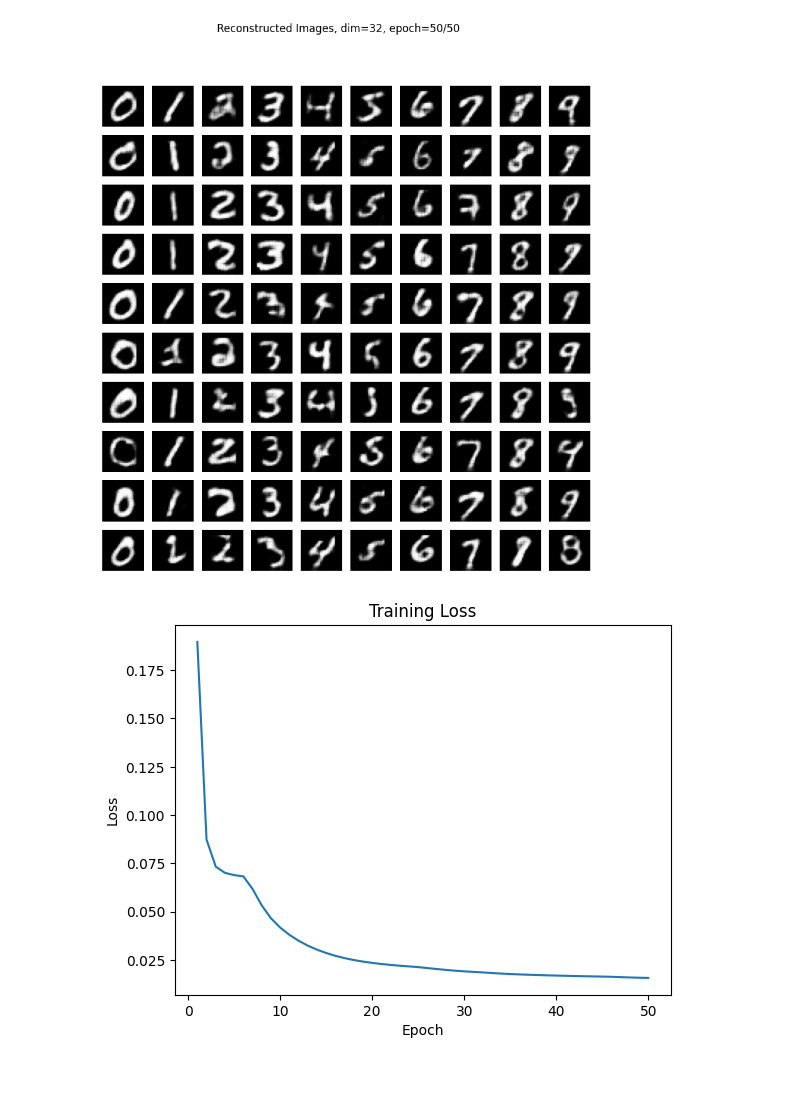
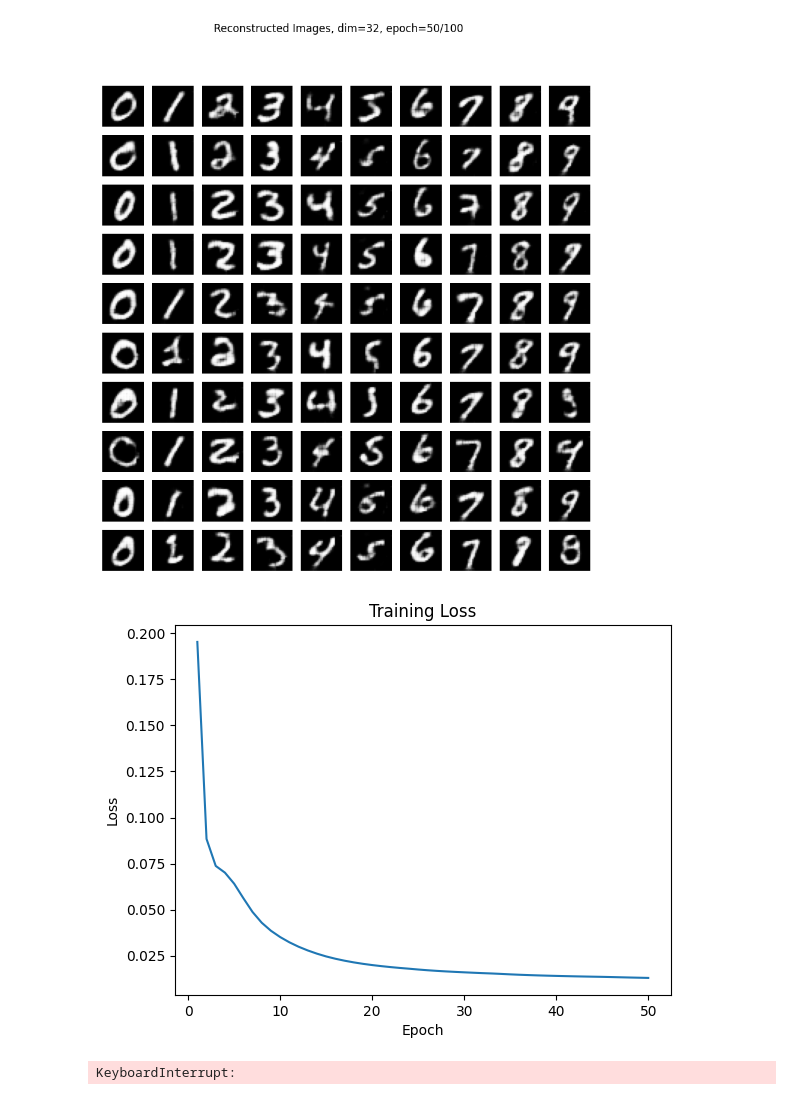
Before and after one commit to red1108/infoQGAN, a Jupyter notebook: mnist_autoencoder.ipynb, the cells around one changed output. Saved outputs shown, nothing was run; the diff lists cells and outputs as text; code cells hidden in the pictures.

```diff
--- a/mnist_autoencoder.ipynb
+++ b/mnist_autoencoder.ipynb
@@ -12,8 +12,8 @@ importlib.reload(Autoencoder)  # 모듈 갱신
 from IPython.display import clear_output
 
 latent_dim = 32
-epochs = 200
-lr = 0.00005
+epochs = 100
+lr = 0.0001
 
 # 모델 초기화
 autoencoder = Autoencoder.Autoencoder(latent_dim=latent_dim)
@@ -49,35 +49,36 @@ for epoch in range(epochs):
         if len(images_by_digit[label]) < 10:
             images_by_digit[label].append(img)
         if all(len(images) == 10 for images in images_by_digit.values()):
             break
 
     # 이미지 복원
     reconstructed_images = []
     for digit in range(10):
         images = torch.stack(images_by_digit[digit])  # 10개의 숫자 이미지
         reconstructed = autoencoder(images).detach()  # 복원된 이미지
         reconstructed_images.append(reconstructed)
 
     # 10x10 그리드에 시각화
     fig, axs = plt.subplots(10, 10, figsize=(10, 10))
     for i in range(10):
         for j in range(10):
             axs[j, i].imshow(reconstructed_images[i][j].view(28, 28).numpy(), cmap='gray')
             axs[j, i].axis('off')
 
     plt.suptitle(f"Reconstructed Images, dim={latent_dim}, epoch={epoch + 1}/{epochs}")
     plt.show()
 
     # 그동안의 손실 전부 출력
     losses.append(epoch_loss / batch_count)
     plt.plot(range(1, len(losses) + 1), losses)
     plt.title("Training Loss")
     plt.xlabel("Epoch")
     plt.ylabel("Loss")
     plt.show()
 # %% [output]
-[figure, old version]
+[figure, new version]
-[figure, old version]
+[figure, new version]
+KeyboardInterrupt:
 # %%
 # save & load autoencoder
 save = True
```
Also changed, not shown: parts of 3 cells of this notebook, 7 other files.
